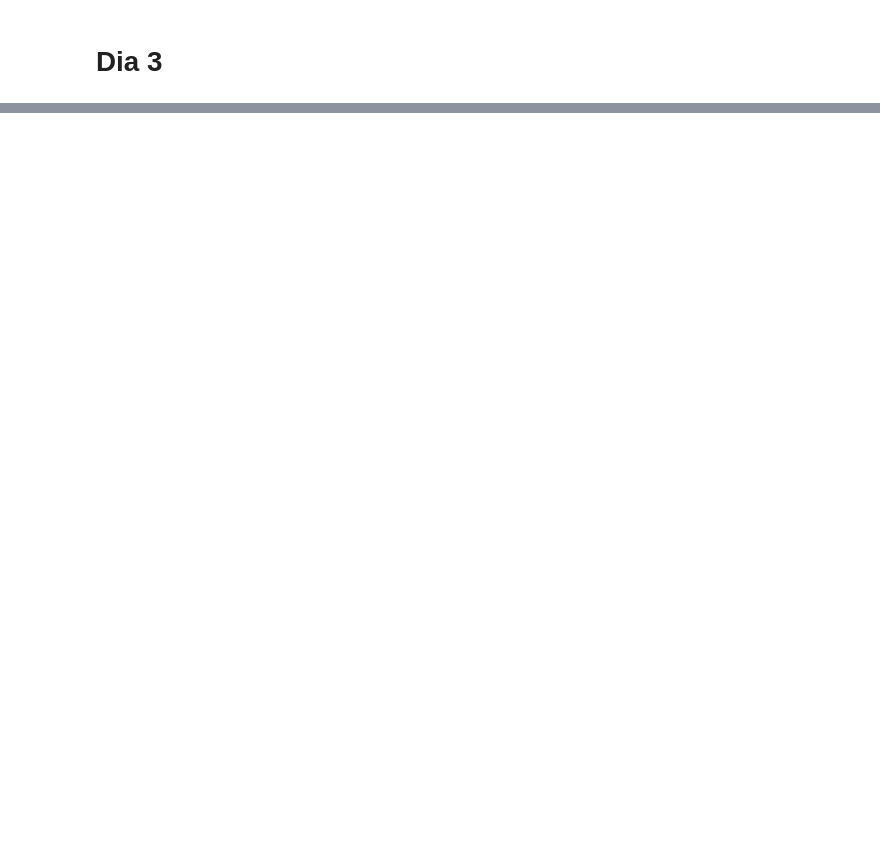
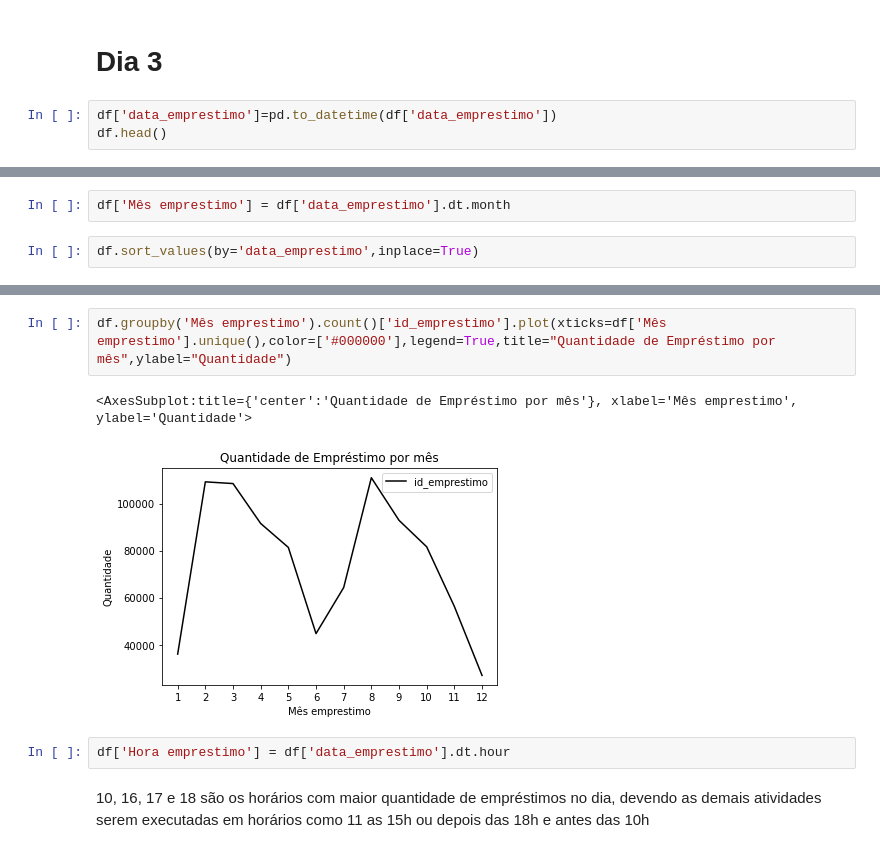
Before and after one commit to mdsprado/7Daysofcode, a Jupyter notebook: 7DaysOfCode de Python Pandas.ipynb, the cells around one changed output, grey strips where cells are left out. Saved outputs shown, nothing was run; the diff lists cells and outputs as text; blank space fills up the shorter version.

```diff
--- a/7DaysOfCode de Python Pandas.ipynb
+++ b/7DaysOfCode de Python Pandas.ipynb
@@ -252,2 +234,5 @@ memory usage: 100.3+ MB
 # %% [markdown]
 # Dia 3
+# %%
+df['data_emprestimo']=pd.to_datetime(df['data_emprestimo'])
+df.head()
@@ -253,0 +246,4 @@ memory usage: 100.3+ MB
+# %%
+df['Mês emprestimo'] = df['data_emprestimo'].dt.month
+# %%
+df.sort_values(by='data_emprestimo',inplace=True)
@@ -253,0 +269,9 @@ memory usage: 100.3+ MB
+# %%
+df.groupby('Mês emprestimo').count()['id_emprestimo'].plot(xticks=df['Mês emprestimo'].unique(),color=['#000000'],legend=True,title="Quantidade de Empréstimo por mês",ylabel="Quantidade")
+# %% [output]
+<AxesSubplot:title={'center':'Quantidade de Empréstimo por mês'}, xlabel='Mês emprestimo', ylabel='Quantidade'>
+[figure, added]
+# %%
+df['Hora emprestimo'] = df['data_emprestimo'].dt.hour
+# %% [markdown]
+10, 16, 17 e 18 são os horários com maior quantidade de empréstimos no dia, devendo as demais atividades serem executadas em horários como 11 as 15h ou depois das 18h e antes das 10h
```
Also changed, not shown: parts of 7 cells of this notebook.
